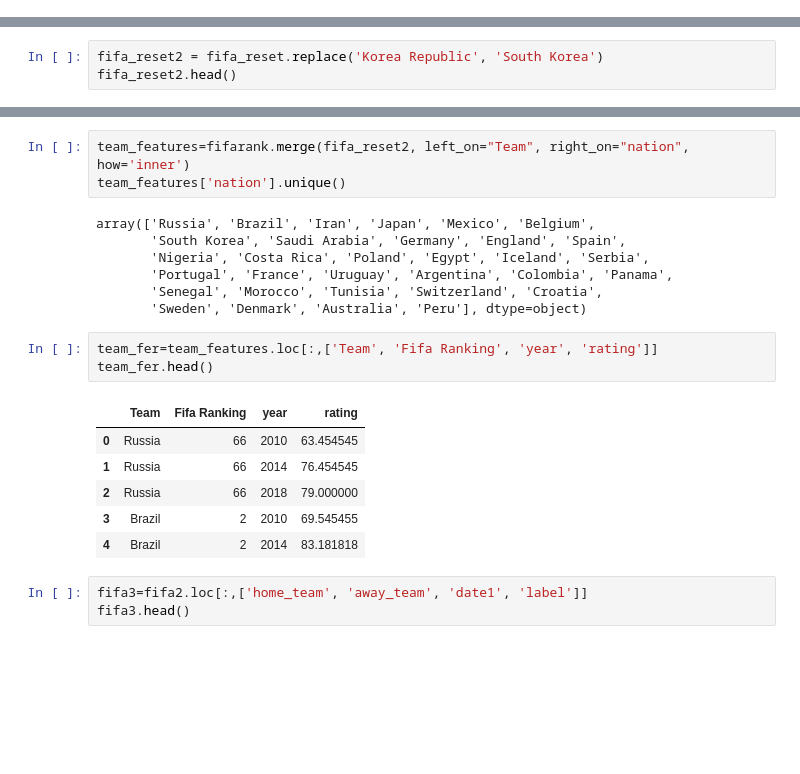
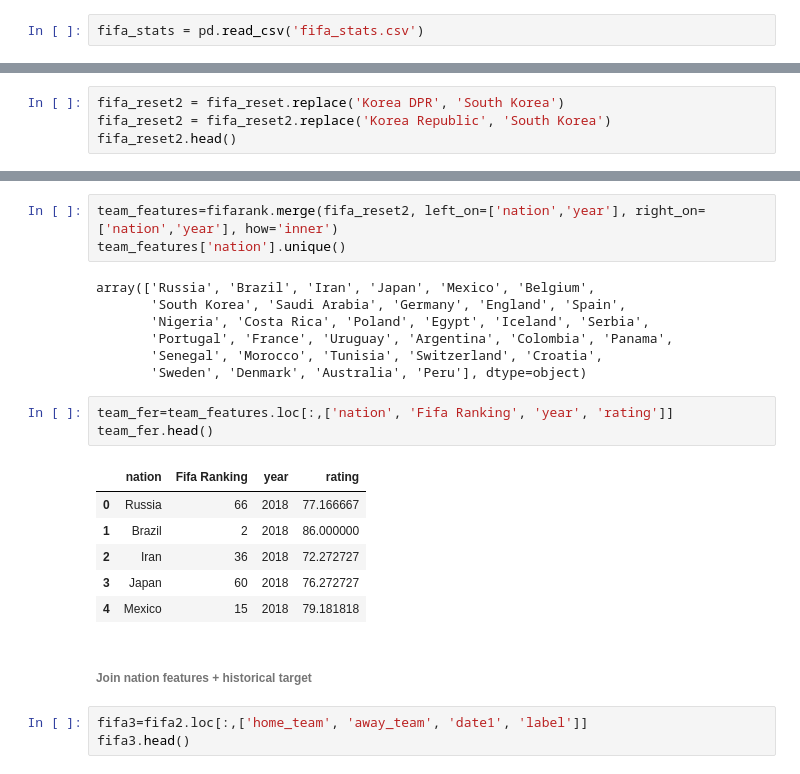
Before and after one commit to ReDI-School/python-data-science, a Jupyter notebook: world_cup_champion_forecast/Project Fifa.ipynb, the cells around one changed output, grey strips where cells are left out. Cells and saved outputs as stored; diff of their text form; blank space fills up the shorter version.

```diff
--- a/world_cup_champion_forecast/Project Fifa.ipynb
+++ b/world_cup_champion_forecast/Project Fifa.ipynb
@@ -148,0 +115,2 @@ fifa2.head()
+# %%
+fifa_stats = pd.read_csv('fifa_stats.csv')
@@ -180,5 +206,6 @@ array(['Albania', 'Algeria', 'Argentina', 'Australia', 'Belgium',
 # %%
-fifa_reset2 = fifa_reset.replace('Korea Republic', 'South Korea')
+fifa_reset2 = fifa_reset.replace('Korea DPR', 'South Korea')
+fifa_reset2 = fifa_reset2.replace('Korea Republic', 'South Korea')
 fifa_reset2.head()
 # %% [output]
 |  | nation | year | rating |
@@ -190,5 +217,5 @@ fifa_reset2.head()
 # %%
-team_features=fifarank.merge(fifa_reset2, left_on="Team", right_on="nation", how='inner')
+team_features=fifarank.merge(fifa_reset2, left_on=['nation','year'], right_on=['nation','year'], how='inner')
 team_features['nation'].unique()
 # %% [output]
 array(['Russia', 'Brazil', 'Iran', 'Japan', 'Mexico', 'Belgium',
@@ -198,15 +225,17 @@ array(['Russia', 'Brazil', 'Iran', 'Japan', 'Mexico', 'Belgium',
        'Senegal', 'Morocco', 'Tunisia', 'Switzerland', 'Croatia',
        'Sweden', 'Denmark', 'Australia', 'Peru'], dtype=object)
 # %%
-team_fer=team_features.loc[:,['Team', 'Fifa Ranking', 'year', 'rating']]
+team_fer=team_features.loc[:,['nation', 'Fifa Ranking', 'year', 'rating']]
 team_fer.head()
 # %% [output]
-|  | Team | Fifa Ranking | year | rating |
-| 0 | Russia | 66 | 2010 | 63.454545 |
-| 1 | Russia | 66 | 2014 | 76.454545 |
-| 2 | Russia | 66 | 2018 | 79.000000 |
-| 3 | Brazil | 2 | 2010 | 69.545455 |
-| 4 | Brazil | 2 | 2014 | 83.181818 |
+|  | nation | Fifa Ranking | year | rating |
+| 0 | Russia | 66 | 2018 | 77.166667 |
+| 1 | Brazil | 2 | 2018 | 86.000000 |
+| 2 | Iran | 36 | 2018 | 72.272727 |
+| 3 | Japan | 60 | 2018 | 76.272727 |
+| 4 | Mexico | 15 | 2018 | 79.181818 |
+# %% [markdown]
+###### Join nation features + historical target
 # %%
 fifa3=fifa2.loc[:,['home_team', 'away_team', 'date1', 'label']]
 fifa3.head()
```
Also changed, not shown: parts of 38 cells of this notebook, 4 other files.
